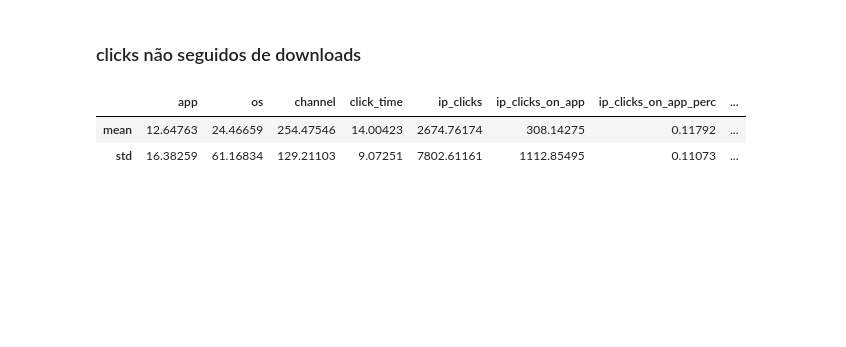
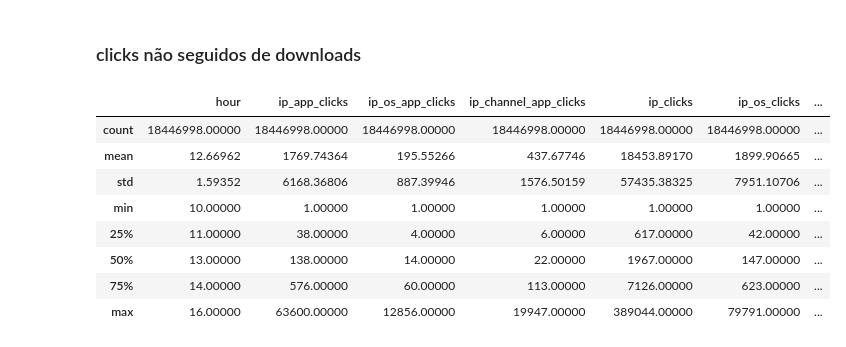
Before and after one commit to arthurpaulino/app_downloads, a Jupyter notebook: data_analisys.ipynb, the cells around one changed output. Saved outputs shown, nothing was run; the diff lists cells and outputs as text; code cells hidden in the pictures; blank space fills up the shorter version.

```diff
--- a/data_analisys.ipynb
+++ b/data_analisys.ipynb
@@ -52,6 +15,5 @@ print('{:.2f}s to load train data'.format(time.time()-start))
 # %%
 start = time.time()
-transform(data_train)
-process_time = time.time()-start
-print('{:.2f}s to process data ({:.2f} lines/s)'.format(process_time, data_train.shape[0]/process_time))
+data_train = pd.read_csv('input/train_processed.csv')
+print('{:.2f}s to load train data'.format(time.time()-start))
 # %% [output]
@@ -85,9 +37,15 @@ data_train[data_train['is_attributed']==1].describe().drop(columns=['is_attribut
 # %% [markdown]
 ### clicks não seguidos de downloads
 # %%
-data_train[data_train['is_attributed']==0].describe().drop(columns=['is_attributed'])[1:3]
+data_train[data_train['is_attributed']==0].describe().drop(columns=['is_attributed'])
 # %% [output]
-|  | app | os | channel | click_time | ip_clicks | ip_clicks_on_app | ip_clicks_on_app_perc | ... |
-| mean | 12.64763 | 24.46659 | 254.47546 | 14.00423 | 2674.76174 | 308.14275 | 0.11792 | ... |
-| std | 16.38259 | 61.16834 | 129.21103 | 9.07251 | 7802.61161 | 1112.85495 | 0.11073 | ... |
+|  | hour | ip_app_clicks | ip_os_app_clicks | ip_channel_app_clicks | ip_clicks | ip_os_clicks | ... |
+| count | 18446998.00000 | 18446998.00000 | 18446998.00000 | 18446998.00000 | 18446998.00000 | 18446998.00000 | ... |
+| mean | 12.66962 | 1769.74364 | 195.55266 | 437.67746 | 18453.89170 | 1899.90665 | ... |
+| std | 1.59352 | 6168.36806 | 887.39946 | 1576.50159 | 57435.38325 | 7951.10706 | ... |
+| min | 10.00000 | 1.00000 | 1.00000 | 1.00000 | 1.00000 | 1.00000 | ... |
+| 25% | 11.00000 | 38.00000 | 4.00000 | 6.00000 | 617.00000 | 42.00000 | ... |
+| 50% | 13.00000 | 138.00000 | 14.00000 | 22.00000 | 1967.00000 | 147.00000 | ... |
+| 75% | 14.00000 | 576.00000 | 60.00000 | 113.00000 | 7126.00000 | 623.00000 | ... |
+| max | 16.00000 | 63600.00000 | 12856.00000 | 19947.00000 | 389044.00000 | 79791.00000 | ... |
 # %% [markdown]
```
Also changed, not shown: parts of 18 cells of this notebook, 3 other files.
